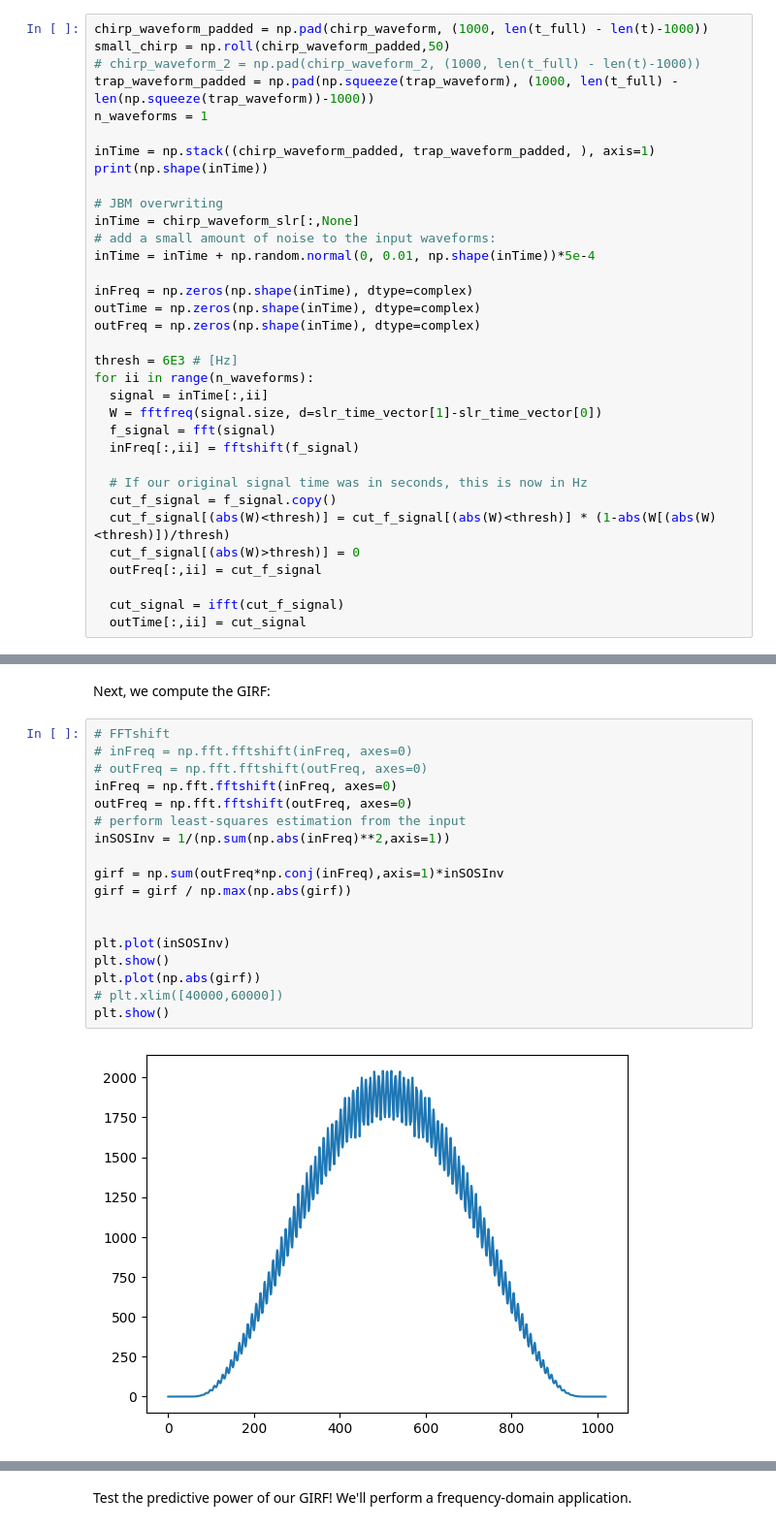
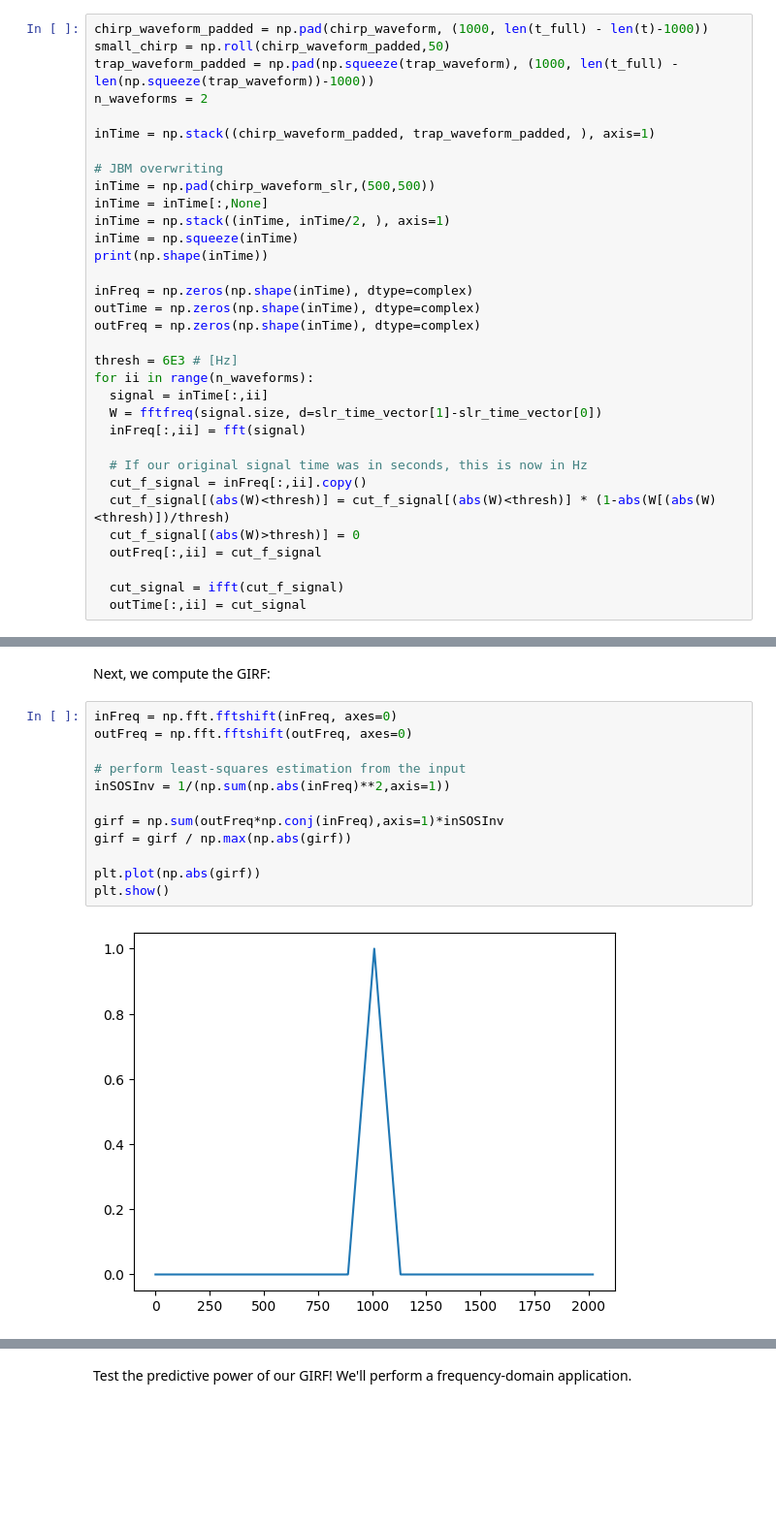
Before and after one commit to jonbmartin/Gradient-Waveform-Errors-Demos, a Jupyter notebook: Ex2_GIRF.ipynb, the cells around one changed output, grey strips where cells are left out. Shown at 97% size. Saved outputs shown, nothing was run; the diff lists cells and outputs as text; blank space fills up the shorter version.

```diff
--- a/Ex2_GIRF.ipynb
+++ b/Ex2_GIRF.ipynb
@@ -120,17 +102,17 @@ Ok, next we simulate a very simple gradient hardware system. Let's say that our
 # %%
 chirp_waveform_padded = np.pad(chirp_waveform, (1000, len(t_full) - len(t)-1000))
 small_chirp = np.roll(chirp_waveform_padded,50)
-# chirp_waveform_2 = np.pad(chirp_waveform_2, (1000, len(t_full) - len(t)-1000))
 trap_waveform_padded = np.pad(np.squeeze(trap_waveform), (1000, len(t_full) - len(np.squeeze(trap_waveform))-1000))
-n_waveforms = 1
+n_waveforms = 2
 
 inTime = np.stack((chirp_waveform_padded, trap_waveform_padded, ), axis=1)
-print(np.shape(inTime))
 
 # JBM overwriting
-inTime = chirp_waveform_slr[:,None]
-# add a small amount of noise to the input waveforms:
-inTime = inTime + np.random.normal(0, 0.01, np.shape(inTime))*5e-4
+inTime = np.pad(chirp_waveform_slr,(500,500))
+inTime = inTime[:,None]
+inTime = np.stack((inTime, inTime/2, ), axis=1)
+inTime = np.squeeze(inTime)
+print(np.shape(inTime))
 
 inFreq = np.zeros(np.shape(inTime), dtype=complex)
 outTime = np.zeros(np.shape(inTime), dtype=complex)
@@ -140,11 +122,10 @@ thresh = 6E3 # [Hz]
 for ii in range(n_waveforms):
   signal = inTime[:,ii]
   W = fftfreq(signal.size, d=slr_time_vector[1]-slr_time_vector[0])
-  f_signal = fft(signal)
-  inFreq[:,ii] = fftshift(f_signal)
+  inFreq[:,ii] = fft(signal)
 
   # If our original signal time was in seconds, this is now in Hz
-  cut_f_signal = f_signal.copy()
+  cut_f_signal = inFreq[:,ii].copy()
   cut_f_signal[(abs(W)<thresh)] = cut_f_signal[(abs(W)<thresh)] * (1-abs(W[(abs(W)<thresh)])/thresh)
   cut_f_signal[(abs(W)>thresh)] = 0
   outFreq[:,ii] = cut_f_signal
@@ -182,22 +161,16 @@ plt.show()
 # %% [markdown]
 Next, we compute the GIRF:
 # %%
-# FFTshift
-# inFreq = np.fft.fftshift(inFreq, axes=0)
-# outFreq = np.fft.fftshift(outFreq, axes=0)
 inFreq = np.fft.fftshift(inFreq, axes=0)
 outFreq = np.fft.fftshift(outFreq, axes=0)
+
 # perform least-squares estimation from the input
 inSOSInv = 1/(np.sum(np.abs(inFreq)**2,axis=1))
 
 girf = np.sum(outFreq*np.conj(inFreq),axis=1)*inSOSInv
 girf = girf / np.max(np.abs(girf))
 
-
-plt.plot(inSOSInv)
+plt.plot(np.abs(girf))
 plt.show()
-plt.plot(np.abs(girf))
-# plt.xlim([40000,60000])
-plt.show()
 # %% [output]
-[figure, old version]
+[figure, new version]
```
Also changed, not shown: parts of 5 cells of this notebook.
